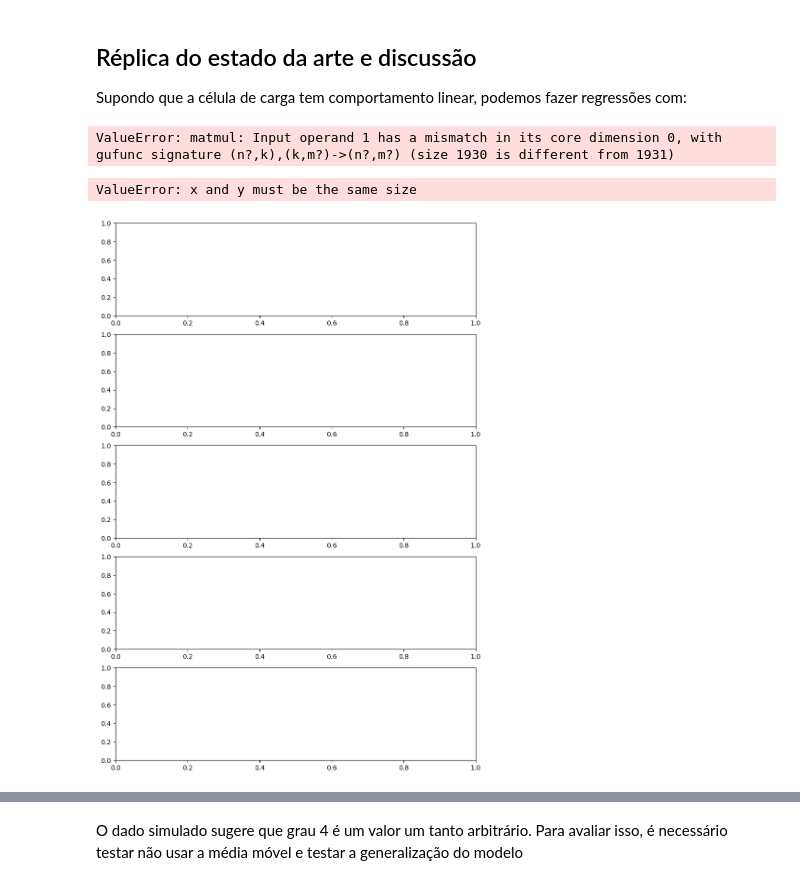
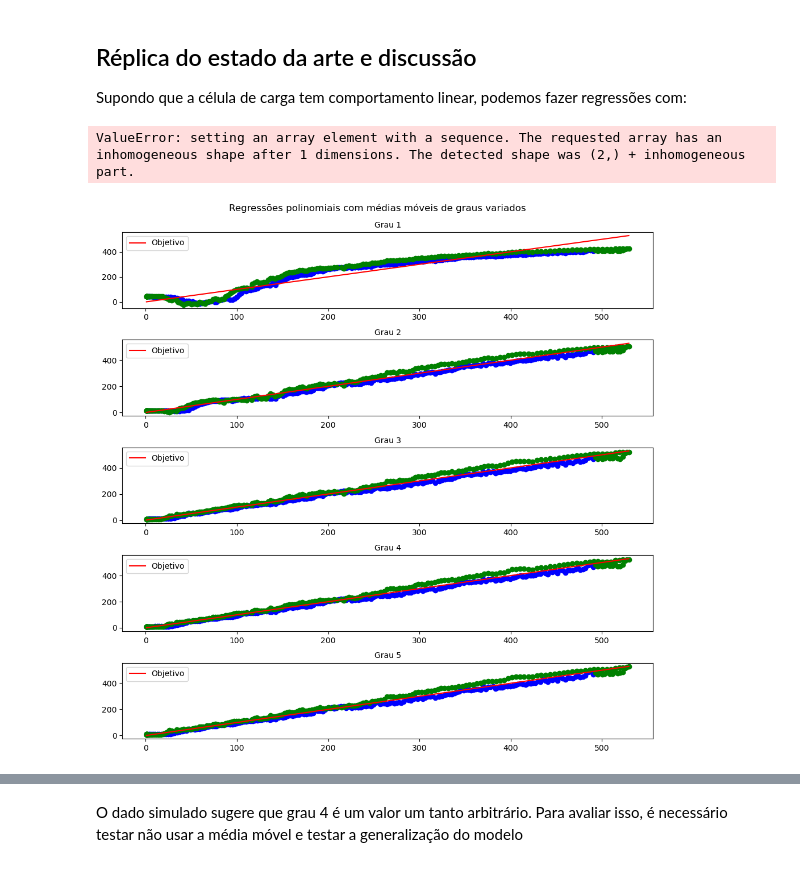
Before and after one commit to LucasWestfal/FSR_calibration_techniques, a Jupyter notebook: models.ipynb, the cells around one changed output, grey strips where cells are left out. Saved outputs shown, nothing was run; the diff lists cells and outputs as text; code cells hidden in the pictures.

Commit message:
visualizacoes

```diff
--- a/models.ipynb
+++ b/models.ipynb
@@ -159,7 +159,7 @@ Será gerada uma curva de cada tipo, junto do perfil de carga correspondente.
 # Tratando dados coletados
 # %%
 import pandas as pd
-file = open("coleta de dados 06 (manual_motorizado) (normalizado)", "r")
+file = open("coleta de dados 06 (motorizado) (normalizado)", "r")
 content = file.readlines()
 file.close()
 content = content[0:-1]
@@ -172,7 +172,7 @@ for i in range(len(content)):
     raw_data.append([float(j.strip(" ")) for j in temp])
 
 df = pd.DataFrame(raw_data, index=range(len(content)),columns=["FSR", "LoadCell"])
-df.to_csv("raw_data_06_ambos_n")
+df.to_csv("raw_data_06_motor_n")
 df
 # %% [output]
 |  | FSR | LoadCell |
@@ -195,10 +195,10 @@ df
 
 Supondo que a célula de carga tem comportamento linear, podemos fazer regressões com:
 # %%
-df = pd.read_csv("raw_data_03_manual")
+df = pd.read_csv("raw_data_06_motor_n")
 
-features = df["FSR"].to_numpy()
-y = df["LoadCell"].to_numpy()
+features = df["FSR"].to_numpy()[1:]
+y = df["LoadCell"].to_numpy()[1:]
 # %%
 ## definindo funções de tratamento de dados e regressao plinomial
 
@@ -237,7 +237,7 @@ def polynomial_features(X, degree):
 
     return X_poly
 # %%
-data = features[:-1]
+data = features
 
 forecasts = pd.DataFrame(columns=np.arange(len(data)), index=np.arange(5)+1)
 features = pd.DataFrame(columns=np.arange(16), index=np.arange(5)+1)
@@ -246,7 +246,7 @@ window_size = 10
 
 for degree in np.arange(5)+1:
 
-    X, y = generate_sample_data(data, window_size, seed = 42)
+    X, _ = generate_sample_data(data, window_size, seed = 42)
 
     # Create polynomial features of degree
     X_poly = polynomial_features(X, degree=degree)
@@ -262,26 +262,29 @@ for degree in np.arange(5)+1:
     forecasts.loc[degree] = predictions
     features.loc[degree] = np.concatenate((theta, np.zeros(16-len(theta))))
 # %% [output]
-ValueError: matmul: Input operand 1 has a mismatch in its core dimension 0, with gufunc signature (n?,k),(k,m?)->(n?,m?) (size 1930 is different from 1931)
+ValueError: setting an array element with a sequence. The requested array has an inhomogeneous shape after 1 dimensions. The detected shape was (2,) + inhomogeneous part.
 # %%
 # Plotting the results
 
 # Create subplots (2 rows, 3 columns)
-fig, axs = plt.subplots(5, 1, figsize=(10, 15))
+fig, axs = plt.subplots(5, 1, figsize=(10, 10))
 
 
 for i in forecasts.index:
 
     axs[i-1].scatter(y[:int(len(y)/2)], forecasts.loc[i][:int(forecasts.loc[i].count()/2)], color = 'blue')
     axs[i-1].scatter(y[int(len(y)/2):], forecasts.loc[i][int(forecasts.loc[i].count()/2):], color = 'green')
-    axs[i-1].plot([min(y), max(y)], [min(y), max(y)], color='red')  # Line for perfect prediction
+    axs[i-1].plot([min(y), max(y)], [min(y), max(y)], color='red', label="Objetivo")
     axs[i-1].set_title('Grau ' + str(i), fontsize=10)
+    axs[i-1].legend()
 
 # Adjust layout
 plt.tight_layout()
 
+plt.suptitle("Regressões polinomiais com médias móveis de graus variados")
+plt.subplots_adjust(top=0.93)
+plt.savefig('comparacao_graus.png')
 # Display the plot
 plt.show()
 # %% [output]
-ValueError: x and y must be the same size
-[figure, old version]
+[figure, new version]
```
Also changed, not shown: parts of 11 cells of this notebook, 8 other files.
